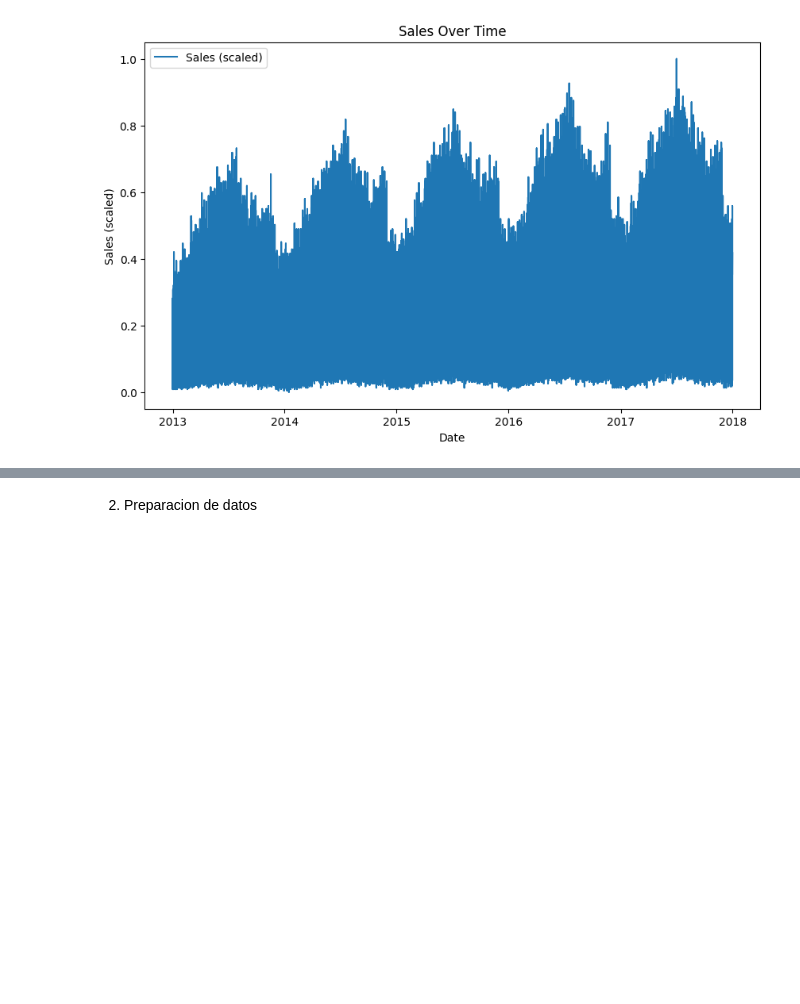
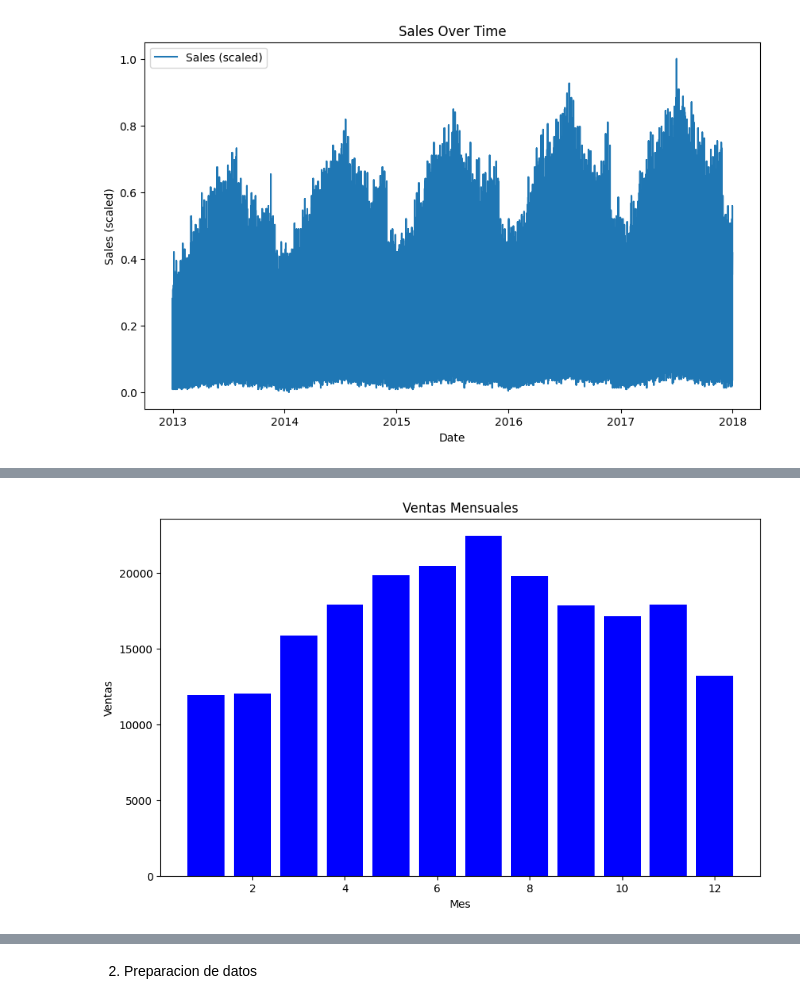
Before and after one commit to fredyvelasquezgt/Lab-9-DL, a Jupyter notebook: lab_9.ipynb, the cells around one changed output, grey strips where cells are left out. Drawn from its saved outputs; the diff is of its cells as text; code cells hidden in the pictures; blank space fills up the shorter version.

```diff
--- a/lab_9.ipynb
+++ b/lab_9.ipynb
@@ -70,0 +119,13 @@ plt.show()
+# %%
+# Extrae el mes y luego agrupa las ventas por mes
+data['month'] = pd.to_datetime(data['date']).dt.month  # extrae el mes
+monthly_sales = data.groupby('month')['sales'].sum().reset_index()
+
+plt.figure(figsize=(10,6))
+plt.bar(monthly_sales['month'], monthly_sales['sales'], color='blue')
+plt.title('Ventas Mensuales')
+plt.xlabel('Mes')
+plt.ylabel('Ventas')
+plt.show()
+# %% [output]
+[figure, added]
```
Also changed, not shown: parts of 11 cells of this notebook.
